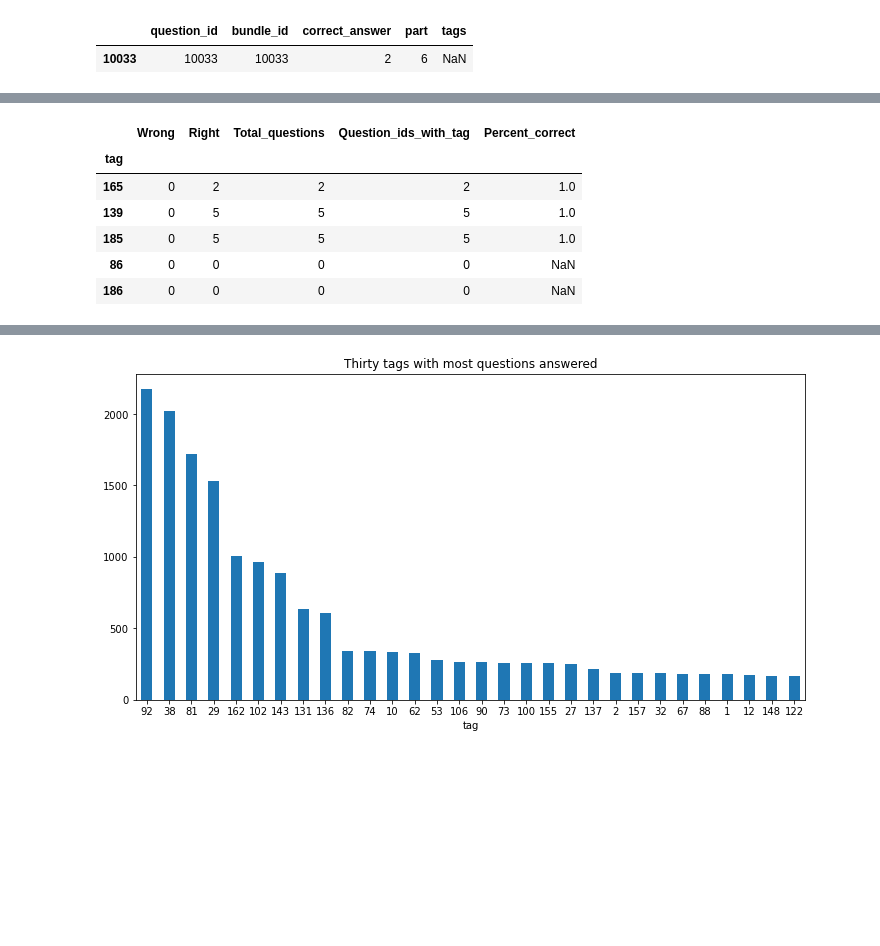
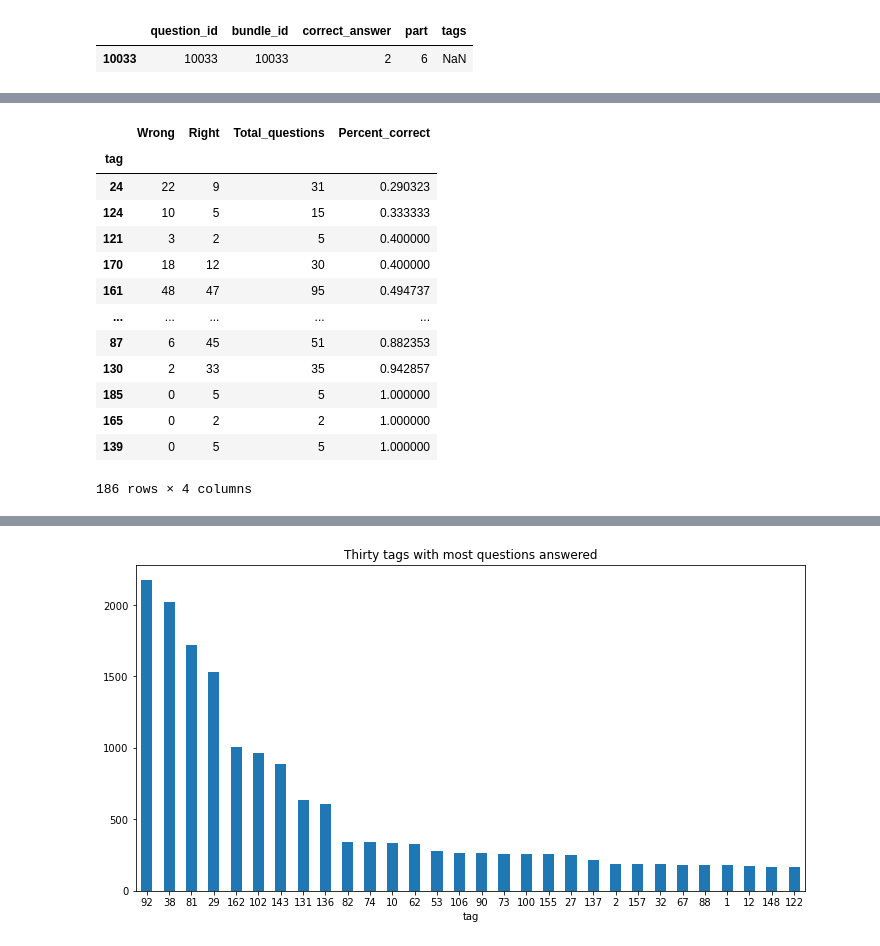
Before and after one commit to ingu627/answer_correctness, a Jupyter notebook: pre_questions.ipynb, the cells around one changed output, grey strips where cells are left out. Saved outputs shown, nothing was run; the diff lists cells and outputs as text; code cells hidden in the pictures; blank space fills up the shorter version.

```diff
--- a/pre_questions.ipynb
+++ b/pre_questions.ipynb
@@ -193,26 +258,37 @@ len(tags)
 # %%
+#tag당 문제 정답률을 나타내려고 작성한 코드
 tags_df = pd.DataFrame()
 for x in range(len(tags)): #
-     df = questions[questions.tags.apply(lambda l: tags[x] in l)]
+     df = questions[questions.tags.apply(lambda l: tags[x] in l)] # tags가 비슷한 행으로 묶음
      df1 = df.agg({'Wrong': ['sum'], 'Right': ['sum']}) #각열에 sum함수를 적용
-     df1['Total_questions'] = df1.Wrong + df1.Right #Total_questions열 추가 값은 wrong,right를 합친 값
-     df1['Question_ids_with_tag'] = len(df) #Question_ids_with_tag열 추가 값은 len(df)
-     df1['tag'] = tags[x] #tag 열 추가 값은 tag[x]
+     df1['Total_questions'] = df1.Wrong + df1.Right #Total_questions열 추가 값은 wrong,right를 합친 값 #총 문제의 수
+     #df1['Question_ids_with_tag'] = len(df) #Question_ids_with_tag열 추가, 값은 len(df) //이거 왜쓰는지 모르겠음 안써도 될꺼같음
+     df1['tag'] = tags[x] #tag 열 추가 값은 tag[x] : tags가 tag의 번치라면 tag는 낱개??
      df1 = df1.set_index('tag')
      tags_df = tags_df.append(df1)
-
-tags_df[['Wrong', 'Right', 'Total_questions']] = tags_df[['Wrong', 'Right', 'Total_questions']].astype(int)
-#tags_df.info()
+df1
+# tags_df.info() #삭제 예정
+# tags_df[['Wrong', 'Right', 'Total_questions']] = tags_df[['Wrong', 'Right', 'Total_questions']].astype(int) # 타입 안바꿔도 될듯
+# tags_df.info() #삭제 예정
 tags_df['Percent_correct'] = tags_df.Right/tags_df.Total_questions #'Percent_correct'열 추가 문제 맞춘 비율
 tags_df = tags_df.sort_values(by = "Percent_correct")
 
-tags_df.tail()
+tags_df
+tags_df.dropna(inplace=True)  #결측치 제거 ex)
+tags_df
 # %% [output]
-|  | Wrong | Right | Total_questions | Question_ids_with_tag | Percent_correct |
-| tag |  |  |  |  |  |
-| 165 | 0 | 2 | 2 | 2 | 1.0 |
-| 139 | 0 | 5 | 5 | 5 | 1.0 |
-| 185 | 0 | 5 | 5 | 5 | 1.0 |
-| 86 | 0 | 0 | 0 | 0 | NaN |
-| 186 | 0 | 0 | 0 | 0 | NaN |
+|  | Wrong | Right | Total_questions | Percent_correct |
+| tag |  |  |  |  |
+| 24 | 22 | 9 | 31 | 0.290323 |
+| 124 | 10 | 5 | 15 | 0.333333 |
+| 121 | 3 | 2 | 5 | 0.400000 |
+| 170 | 18 | 12 | 30 | 0.400000 |
+| 161 | 48 | 47 | 95 | 0.494737 |
+| ... | ... | ... | ... | ... |
+| 87 | 6 | 45 | 51 | 0.882353 |
+| 130 | 2 | 33 | 35 | 0.942857 |
+| 185 | 0 | 5 | 5 | 1.000000 |
+| 165 | 0 | 2 | 2 | 1.000000 |
+| 139 | 0 | 5 | 5 | 1.000000 |
+186 rows × 4 columns
 # %%
```
Also changed, not shown: parts of 13 cells of this notebook.
